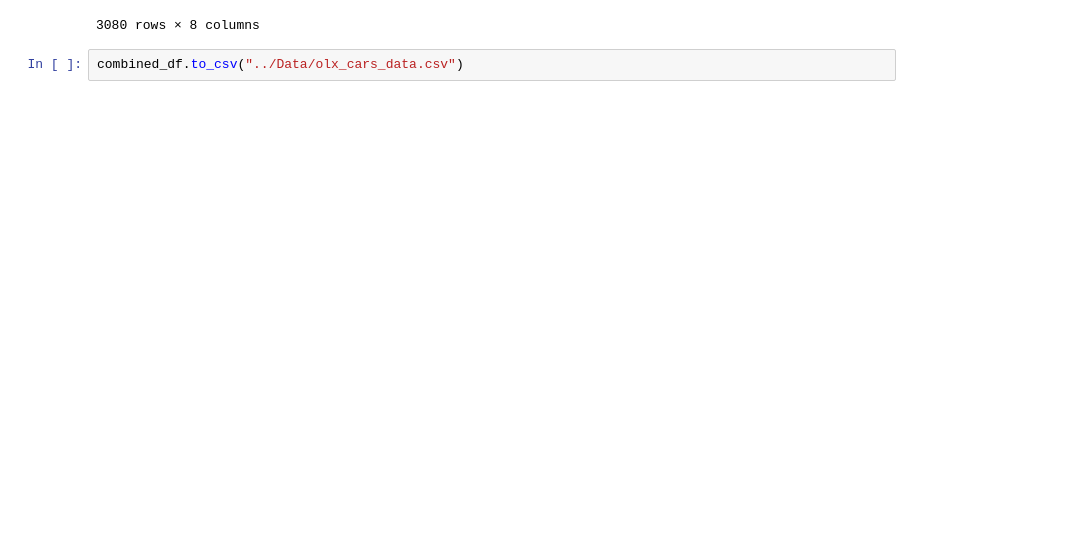
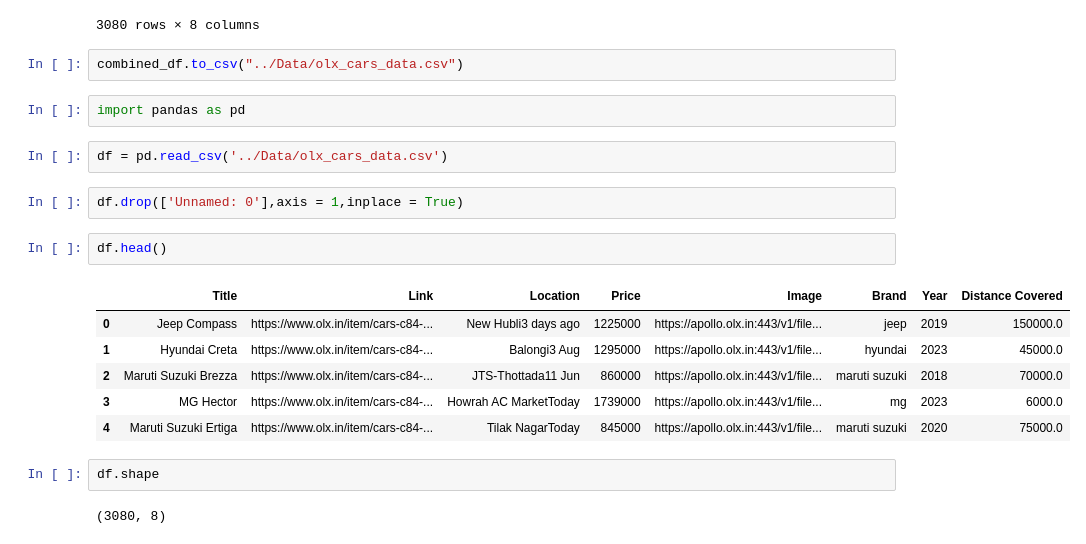
Before and after one commit to dakshhrana0-hub/Auto-Valuer, a Jupyter notebook: Data_Cleaning/data_preprocessing.ipynb, the cells around one changed output. Cells and saved outputs as stored; diff of their text form; blank space fills up the shorter version.

```diff
--- a/Data_Cleaning/data_preprocessing.ipynb
+++ b/Data_Cleaning/data_preprocessing.ipynb
@@ -192,3 +192,22 @@ combined_df
 3080 rows × 8 columns
 # %%
 combined_df.to_csv("../Data/olx_cars_data.csv")
+# %%
+import pandas as pd
+# %%
+df = pd.read_csv('../Data/olx_cars_data.csv')
+# %%
+df.drop(['Unnamed: 0'],axis = 1,inplace = True)
+# %%
+df.head()
+# %% [output]
+|  | Title | Link | Location | Price | Image | Brand | Year | Distance Covered |
+| 0 | Jeep Compass | https://www.olx.in/item/cars-c84-... | New Hubli3 days ago | 1225000 | https://apollo.olx.in:443/v1/file... | jeep | 2019 | 150000.0 |
+| 1 | Hyundai Creta | https://www.olx.in/item/cars-c84-... | Balongi3 Aug | 1295000 | https://apollo.olx.in:443/v1/file... | hyundai | 2023 | 45000.0 |
+| 2 | Maruti Suzuki Brezza | https://www.olx.in/item/cars-c84-... | JTS-Thottada11 Jun | 860000 | https://apollo.olx.in:443/v1/file... | maruti suzuki | 2018 | 70000.0 |
+| 3 | MG Hector | https://www.olx.in/item/cars-c84-... | Howrah AC MarketToday | 1739000 | https://apollo.olx.in:443/v1/file... | mg | 2023 | 6000.0 |
+| 4 | Maruti Suzuki Ertiga | https://www.olx.in/item/cars-c84-... | Tilak NagarToday | 845000 | https://apollo.olx.in:443/v1/file... | maruti suzuki | 2020 | 75000.0 |
+# %%
+df.shape
+# %% [output]
+(3080, 8)
```
Also changed, not shown: parts of 6 cells of this notebook, 6 other files.
